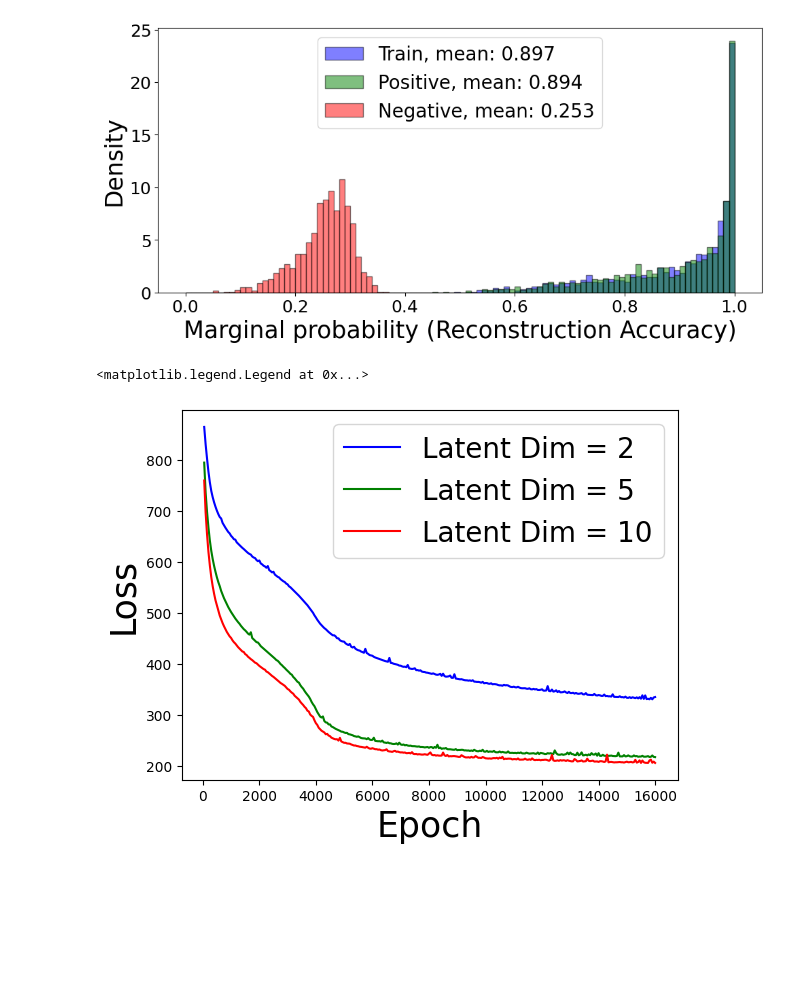
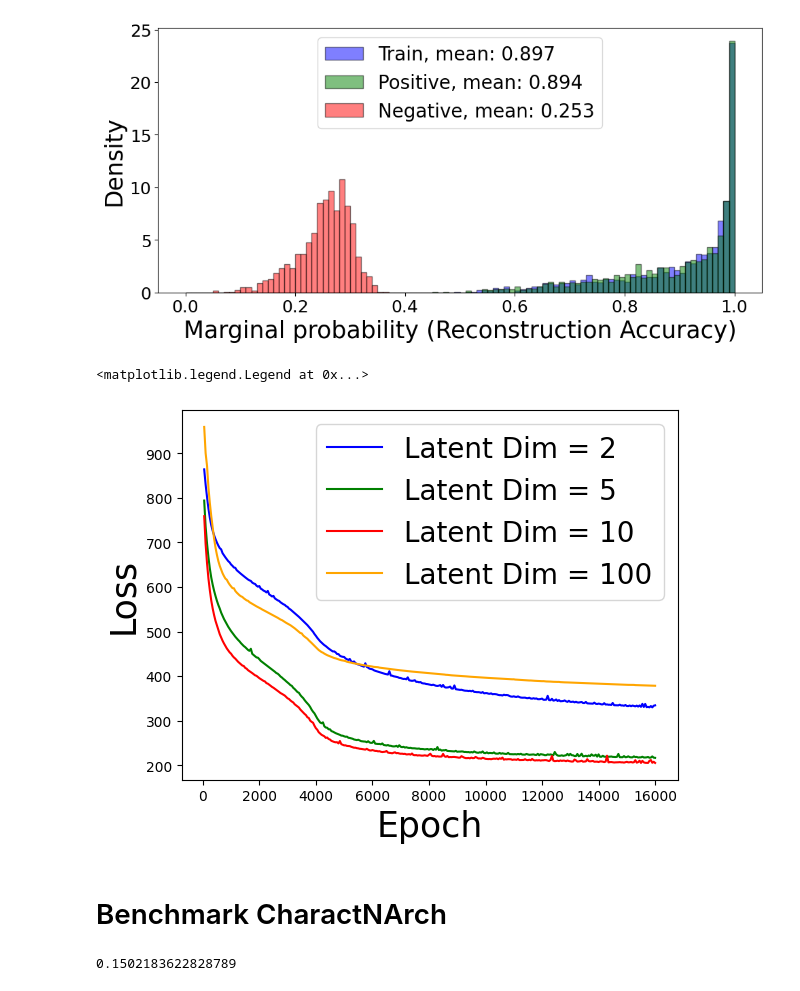
Before and after one commit to daha-la/VAE-enzymes, a Jupyter notebook: vae_notebooks/notebooks/GT1_MSAcreation.ipynb, the cells around one changed output. Cells and saved outputs as stored; diff of their text form; code cells hidden in the pictures; blank space fills up the shorter version.

```diff
--- a/vae_notebooks/notebooks/GT1_MSAcreation.ipynb
+++ b/vae_notebooks/notebooks/GT1_MSAcreation.ipynb
@@ -643,13 +684,25 @@ benchmark_ls5_pd[3] = benchmark_ls5_pd[3].str.replace(',','').astype(float)
 benchmark_path = '/Users/dahala/GitHub/VAE-enzymes/vae_notebooks/results/Cazy_GT1_trim_200_1000_GASPhmm_ls10/logs/train_log.txt'
 benchmark_ls10_pd = pd.read_csv(benchmark_path,skiprows=3,skipfooter=16,header=None,engine='python',sep='\s+')[[3,5]]
 benchmark_ls10_pd[3] = benchmark_ls10_pd[3].str.replace(',','').astype(float)
+benchmark_path = '/Users/dahala/GitHub/VAE-enzymes/vae_notebooks/results/Cazy_GT1_trim_200_1000_GASPhmm_lay400to200_ls100/logs/train_log.txt'
+benchmark_lay400to200_ls100_pd = pd.read_csv(benchmark_path,skiprows=3,skipfooter=16,header=None,engine='python',sep='\s+')[[3,5]]
+benchmark_lay400to200_ls100_pd[3] = benchmark_lay400to200_ls100_pd[3].str.replace(',','').astype(float)
 # %%
 plt.plot(benchmark_pd[3],benchmark_pd[5],label='Latent Dim = 2',color='blue')
 plt.plot(benchmark_ls5_pd[3],benchmark_ls5_pd[5],label='Latent Dim = 5',color='green')
 plt.plot(benchmark_ls10_pd[3],benchmark_ls10_pd[5],label='Latent Dim = 10',color='red')
+plt.plot(benchmark_lay400to200_ls100_pd[3],benchmark_lay400to200_ls100_pd[5],label='Latent Dim = 100',color='orange')
 plt.xlabel('Epoch',fontsize=25)
 plt.ylabel('Loss',fontsize=25)
 plt.legend(loc='upper right', fontsize=20)
 # %% [output]
 <matplotlib.legend.Legend at 0x...>
-[figure, old version]
+[figure, new version]
+# %% [markdown]
+# Benchmark CharactNArch
+# %%
+benchmark_path = '/Users/dahala/GitHub/VAE-enzymes/vae_notebooks/results/Cazy_GT1_trim_200_1000_charactNarch/benchmark/marginals_benchmark.csv'
+benchmark_pd = pd.read_csv(benchmark_path,index_col=0)
+benchmark_pd.min().min()
+# %% [output]
+0.1502183622828789
```
Also changed, not shown: parts of 11 cells of this notebook, 5 other files.
